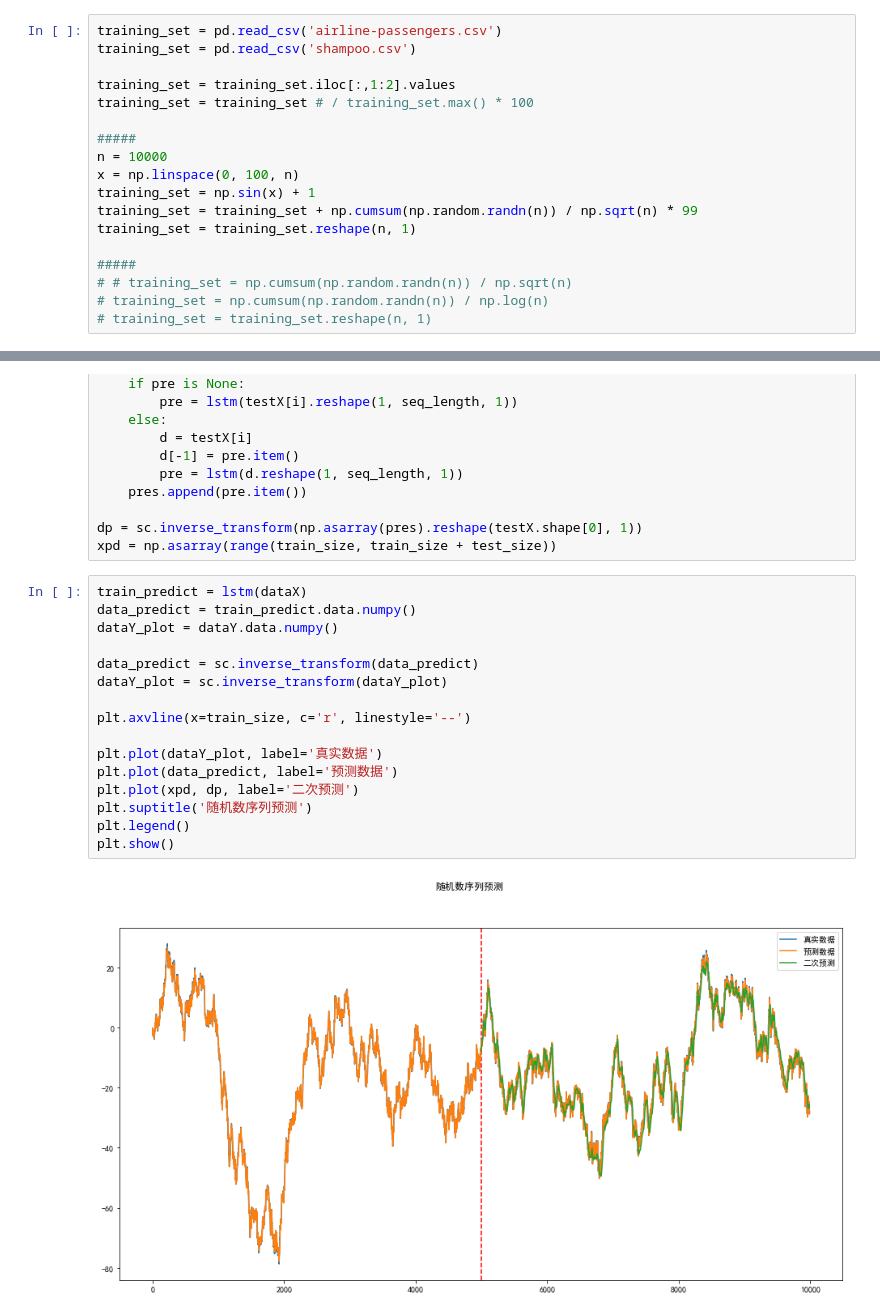
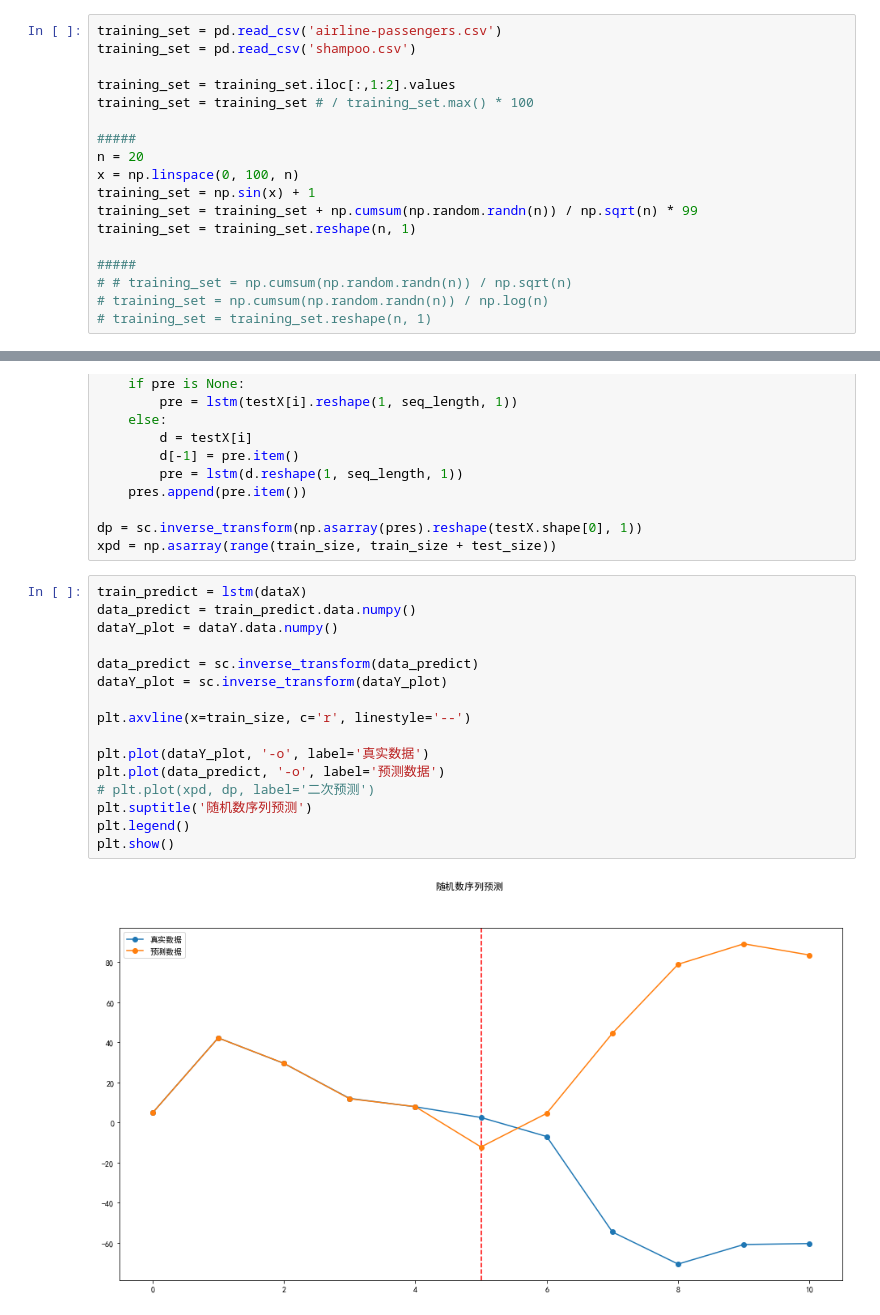
Before and after one commit to xtwxfxk/left5, a Jupyter notebook: x/x.ipynb, the cells around one changed output, grey strips where cells are left out. Saved outputs shown, nothing was run; the diff lists cells and outputs as text.

```diff
--- a/x/x.ipynb
+++ b/x/x.ipynb
@@ -26,7 +26,7 @@ training_set = training_set.iloc[:,1:2].values
 training_set = training_set # / training_set.max() * 100
 
 #####
-n = 10000
+n = 20
 x = np.linspace(0, 100, n)
 training_set = np.sin(x) + 1
 training_set = training_set + np.cumsum(np.random.randn(n)) / np.sqrt(n) * 99
@@ -176,18 +176,18 @@ xpd = np.asarray(range(train_size, train_size + test_size))
 # %%
 train_predict = lstm(dataX)
 data_predict = train_predict.data.numpy()
 dataY_plot = dataY.data.numpy()
 
 data_predict = sc.inverse_transform(data_predict)
 dataY_plot = sc.inverse_transform(dataY_plot)
 
 plt.axvline(x=train_size, c='r', linestyle='--')
 
-plt.plot(dataY_plot, label='真实数据')
-plt.plot(data_predict, label='预测数据')
-plt.plot(xpd, dp, label='二次预测')
+plt.plot(dataY_plot, '-o', label='真实数据')
+plt.plot(data_predict, '-o', label='预测数据')
+# plt.plot(xpd, dp, label='二次预测')
 plt.suptitle('随机数序列预测')
 plt.legend()
 plt.show()
 # %% [output]
-[figure, old version]
+[figure, new version]
```
Also changed, not shown: parts of 2 cells of this notebook, 4 other files.
